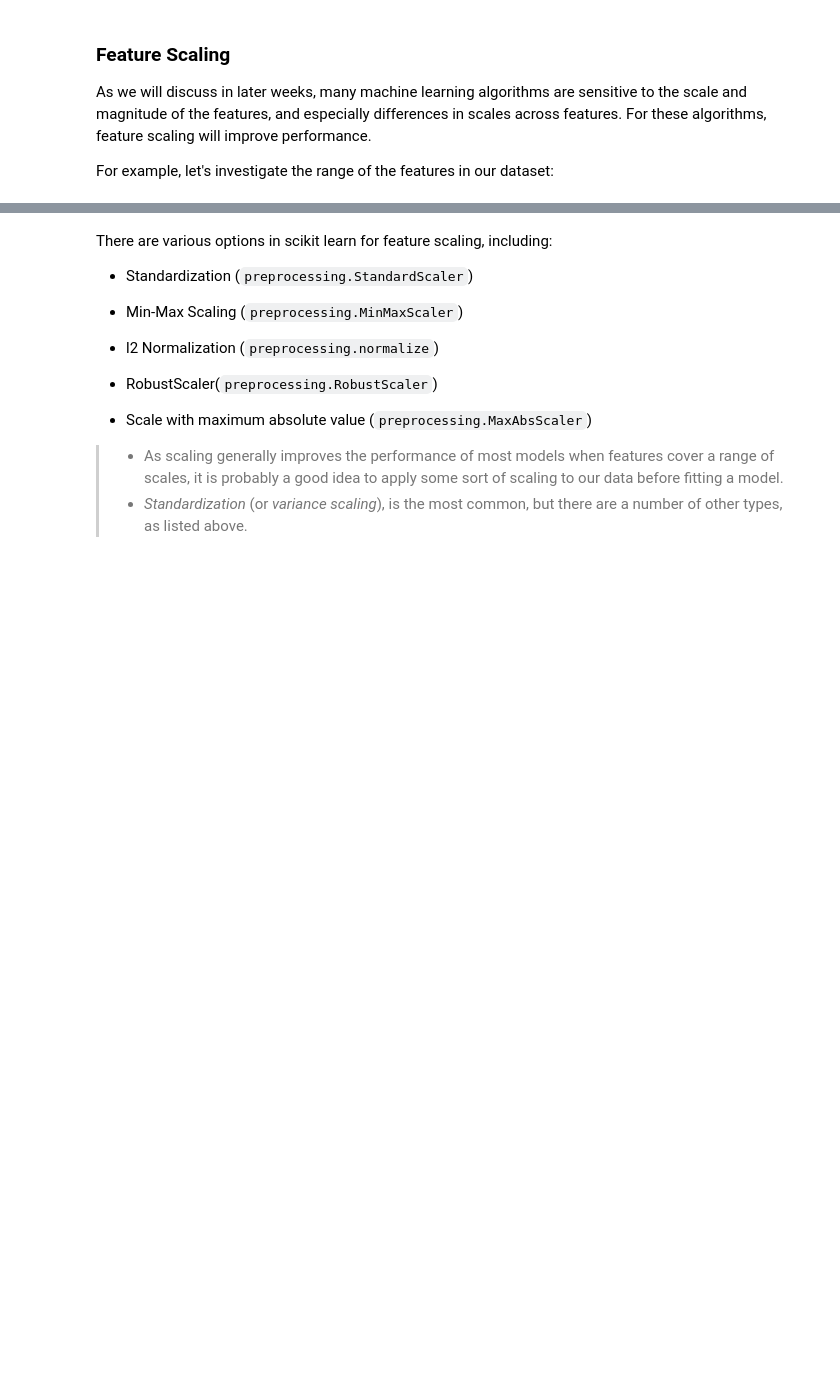
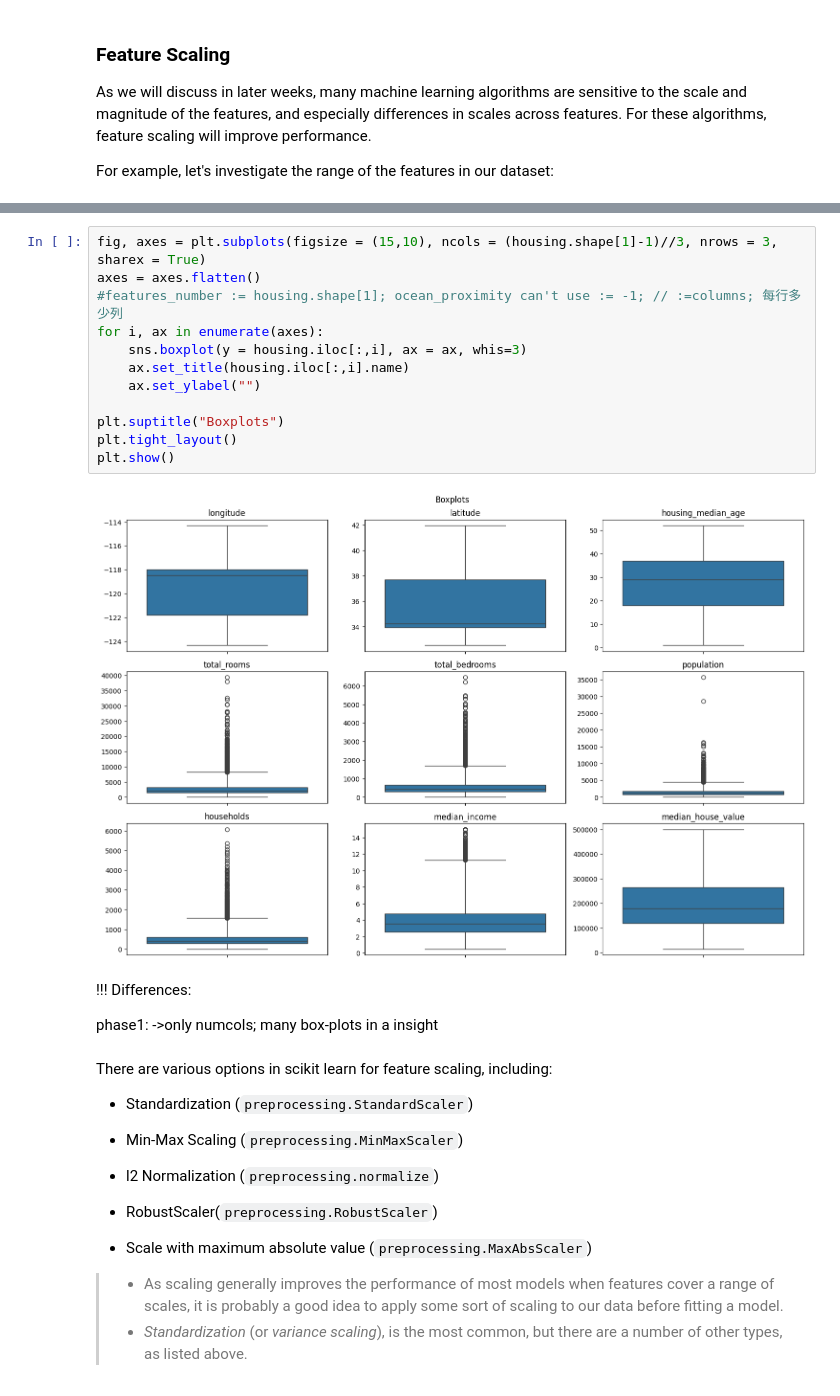
Before and after one commit to sone030813-glitch/MLP_2026, a Jupyter notebook: mlp_week01.ipynb, the cells around one changed output, grey strips where cells are left out. Saved outputs shown, nothing was run; the diff lists cells and outputs as text; blank space fills up the shorter version.

```diff
--- a/mlp_week01.ipynb
+++ b/mlp_week01.ipynb
@@ -608,3 +796,21 @@ plt.show()
+# %%
+fig, axes = plt.subplots(figsize = (15,10), ncols = (housing.shape[1]-1)//3, nrows = 3, sharex = True)
+axes = axes.flatten()
+#features_number := housing.shape[1]; ocean_proximity can't use := -1; // :=columns; 每行多少列
+for i, ax in enumerate(axes):
+    sns.boxplot(y = housing.iloc[:,i], ax = ax, whis=3)
+    ax.set_title(housing.iloc[:,i].name)
+    ax.set_ylabel("")
+
+plt.suptitle("Boxplots")
+plt.tight_layout()
+plt.show()
+# %% [output]
+[figure, added]
+# %% [markdown]
+!!! Differences:
+
+phase1:  ->only numcols; many box-plots in a insight
 # %% [markdown]
 There are various options in scikit learn for feature scaling, including:
 
```
Also changed, not shown: parts of 21 cells of this notebook.
